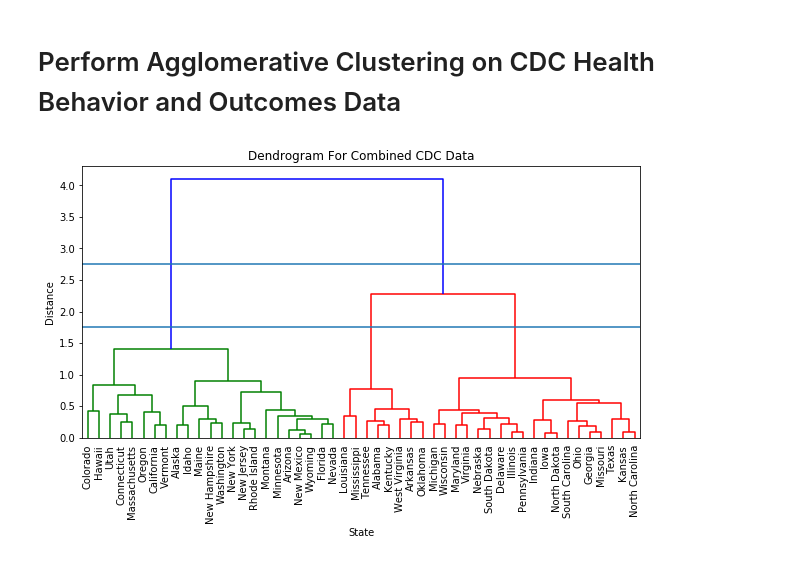
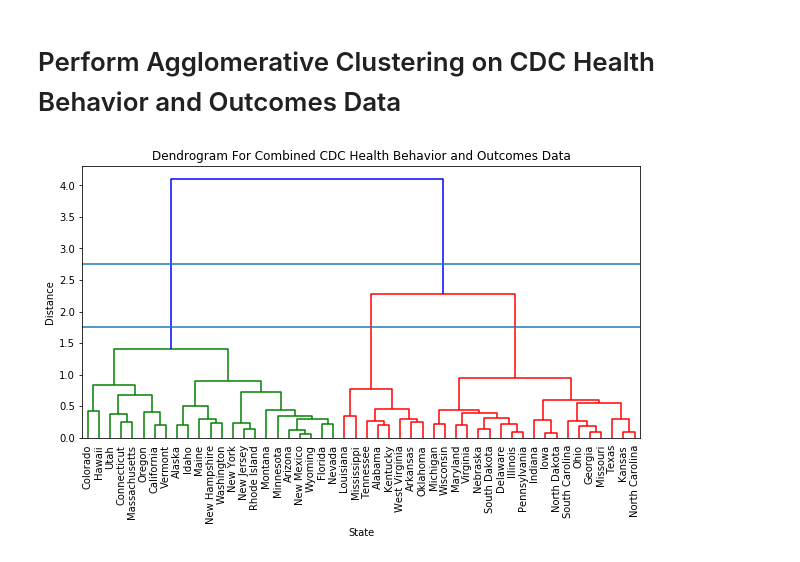
Before and after one commit to alankritjoshi/cs6220f17project2, a Jupyter notebook: 02_working/process_dataset.ipynb, the cells around one changed output. Saved outputs shown, nothing was run; the diff lists cells and outputs as text; code cells hidden in the pictures.

Commit message:
Updates to vector graphics

```diff
--- a/02_working/process_dataset.ipynb
+++ b/02_working/process_dataset.ipynb
@@ -854,13 +848,15 @@ show_on_notebook(fig)
 # %%
 # plot dendrogram to find optimum number of clusters
 z = linkage(outcome_data_norm, 'ward')
 plt.figure(figsize=(10,5))
 dendrogram(z, leaf_rotation=90., leaf_font_size=10., show_contracted=True, labels = outcome_data_norm.index)
-plt.title("Dendrogram For Combined CDC Data")
+plt.title("Dendrogram For Combined CDC Health Behavior and Outcomes Data")
 plt.xlabel('State')
 plt.ylabel('Distance')
 plt.axhline(y = 1.75)
 plt.axhline(y = 2.75)
+plt.savefig('images/cdc_health_behavior_and_outcomes_agglomerative_dendrogram.pdf',
+            bbox_inches='tight')
 plt.show()
 # %% [output]
-[figure, old version]
+[figure, new version]
```
Also changed, not shown: parts of 19 cells of this notebook, 26 other files.
